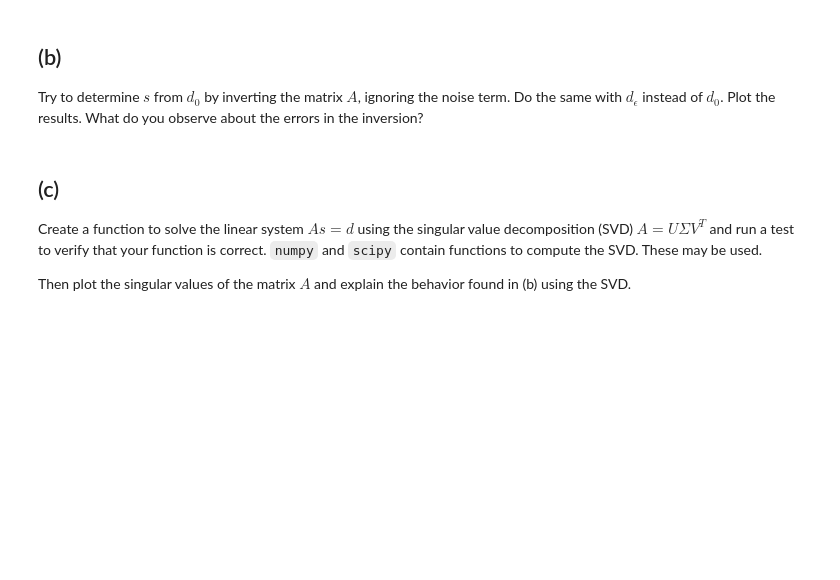
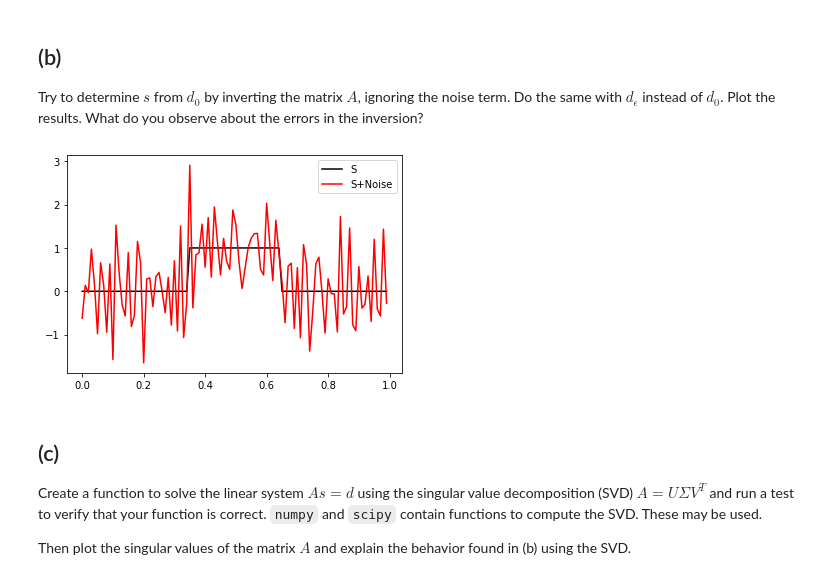
Before and after one commit to JaccovanWijk/NAHomework, a Jupyter notebook: Homework 3/Flo.ipynb, the cells around one changed output. Cells and saved outputs as stored; diff of their text form; code cells hidden in the pictures; blank space fills up the shorter version.

```diff
--- a/Homework 3/Flo.ipynb
+++ b/Homework 3/Flo.ipynb
@@ -70,7 +100,20 @@ Take for example $n=100$. Plot the data.
 Try to determine $s$ from $d_0$ by inverting the matrix $A$, ignoring the noise term.
 Do the same with $d_\epsilon$ instead of $d_0$. Plot the results. What do you observe about the errors in the inversion?
 # %%
-# YOUR CODE HERE
+h= 1/n
+A = h*np.tril(np.ones((n,n)))
+t = np.arange(0,1,1/n)
+s = np.where(abs(t-0.5)<0.15,1,0)
+
+A_in = np.linalg.inv(A)
+d0 = np.dot(A_in,(signal(t,100,noise=False)))
+de = np.dot(A_in,(signal(t,100,noise=True)))
+plt.plot(t,d0,'k-',label='S')
+plt.plot(t,de,'r-',label='S+Noise')
+plt.legend()
+plt.show()
+# %% [output]
+[figure, added]
 # %% [markdown]
 ## (c)
 Create a function to solve the linear system $A s = d$ using the singular value decomposition (SVD) $A = U \Sigma V^T$ and run a test to verify that your function is correct. `numpy` and `scipy` contain functions to compute the SVD. These may be used.
```
Also changed, not shown: parts of 6 cells of this notebook.
